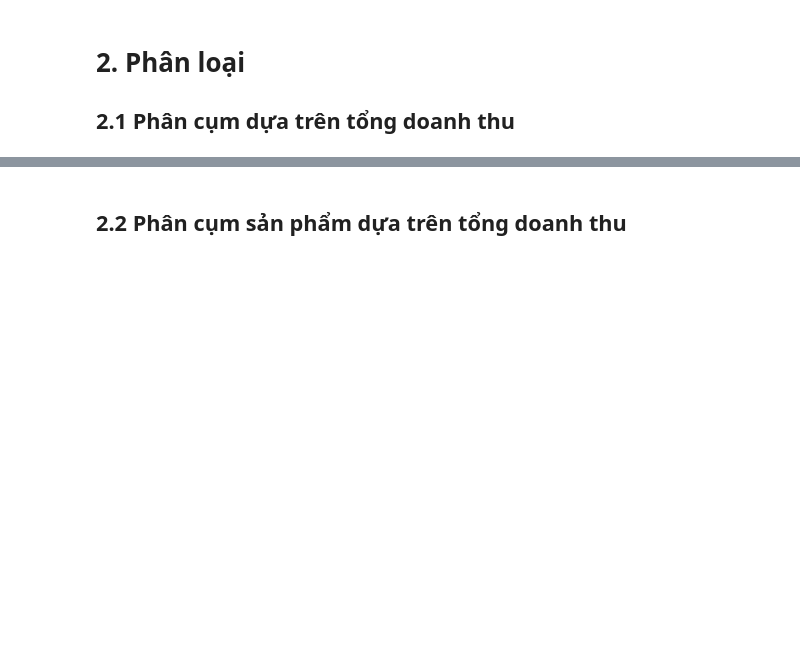
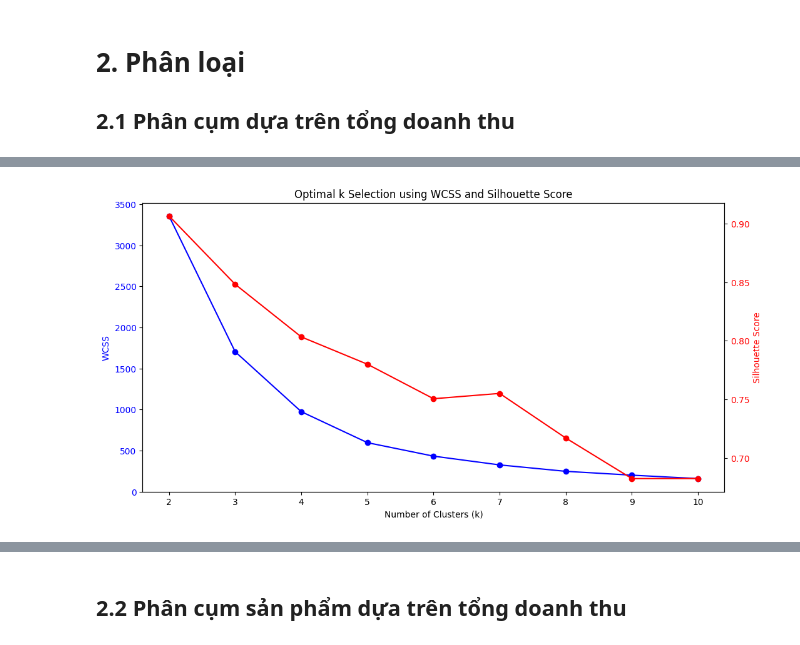
Before and after one commit to HaiAu2501/Try-Some-Models, a Jupyter notebook: tasks/3.ipynb, the cells around one changed output, grey strips where cells are left out. Cells and saved outputs as stored; diff of their text form; code cells hidden in the pictures; blank space fills up the shorter version.

```diff
--- a/tasks/3.ipynb
+++ b/tasks/3.ipynb
@@ -143,0 +149,85 @@ Giải pháp:
+# %%
+from sklearn.cluster import KMeans
+from sklearn.metrics import silhouette_score
+from scipy.spatial.distance import cdist
+import numpy as np
+import matplotlib.pyplot as plt
+
+def optimal_k_selection(data, max_k=10):
+    """
+    Xác định số cụm k tối ưu bằng cách tối thiểu hóa phương sai chênh lệch và
+    kì vọng chênh lệch giữa các cluster.
+
+    Parameters:
+    - data: Dữ liệu đã được chuẩn hóa để thực hiện clustering.
+    - max_k: Giá trị lớn nhất của k cần kiểm tra.
+
+    Returns:
+    - optimal_k: Số cụm k tối ưu.
+    - results: Danh sách chứa thông tin về phương sai chênh lệch và chỉ số silhouette.
+    """
+    wcss = []  # Tổng phương sai trong mỗi cụm (WCSS - Within Cluster Sum of Squares)
+    silhouette_scores = []  # Chỉ số silhouette
+    distance_variance = []  # Phương sai của khoảng cách giữa các điểm trong cụm
+
+    for k in range(2, max_k + 1):
+        kmeans = KMeans(n_clusters=k, random_state=42, n_init=10)
+        labels = kmeans.fit_predict(data)
+        cluster_centers = kmeans.cluster_centers_
+
+        # Tính WCSS
+        wcss.append(kmeans.inertia_)
+
+        # Tính silhouette score
+        silhouette_scores.append(silhouette_score(data, labels))
+
+        # Tính phương sai chênh lệch khoảng cách giữa các điểm trong cùng cụm
+        distances = np.min(cdist(data, cluster_centers, 'euclidean'), axis=1)
+        distance_variance.append(np.var(distances))
+
+    # Tính toán sự thay đổi của WCSS và phương sai khoảng cách
+    wcss_diff = np.diff(wcss, 2)  # Đạo hàm bậc 2 để tìm điểm gãy
+    variance_diff = np.diff(distance_variance, 2)
+
+    # Chuẩn hóa các giá trị để so sánh dễ dàng
+    wcss_norm = (wcss_diff - np.min(wcss_diff)) / (np.max(wcss_diff) - np.min(wcss_diff))
+    variance_norm = (variance_diff - np.min(variance_diff)) / (np.max(variance_diff) - np.min(variance_diff))
+
+    # Xác định k tối ưu bằng cách tìm giá trị nhỏ nhất của tổng phương sai chênh lệch và kì vọng chênh lệch
+    total_deviation = wcss_norm + variance_norm
+    optimal_k = np.argmin(total_deviation) + 2  # Cộng thêm 2 vì mảng bắt đầu từ k=2
+
+    # Kết quả tổng hợp
+    results = {
+        "k_values": list(range(2, max_k + 1)),
+        "WCSS": wcss,
+        "Silhouette Score": silhouette_scores,
+        "Distance Variance": distance_variance,
+        "Optimal k": optimal_k
+    }
+
+    return optimal_k, results
+
+# Chạy thuật toán trên dữ liệu đã chuẩn hóa
+optimal_k, results = optimal_k_selection(df_kmeans_scaled, max_k=10)
+
+# Vẽ biểu đồ kết quả
+fig, ax1 = plt.subplots(figsize=(12, 6))
+
+# Vẽ WCSS và Silhouette Score
+ax1.plot(results["k_values"], results["WCSS"], 'bo-', label="WCSS")
+ax1.set_xlabel("Number of Clusters (k)")
+ax1.set_ylabel("WCSS", color="blue")
+ax1.tick_params(axis="y", labelcolor="blue")
+
+ax2 = ax1.twinx()
+ax2.plot(results["k_values"], results["Silhouette Score"], 'ro-', label="Silhouette Score")
+ax2.set_ylabel("Silhouette Score", color="red")
+ax2.tick_params(axis="y", labelcolor="red")
+
+plt.title("Optimal k Selection using WCSS and Silhouette Score")
+plt.show()
+
+print("Số cụm tối ưu: ", optimal_k)
+# %% [output]
+[figure, added]
```
Also changed, not shown: parts of 29 cells of this notebook.
